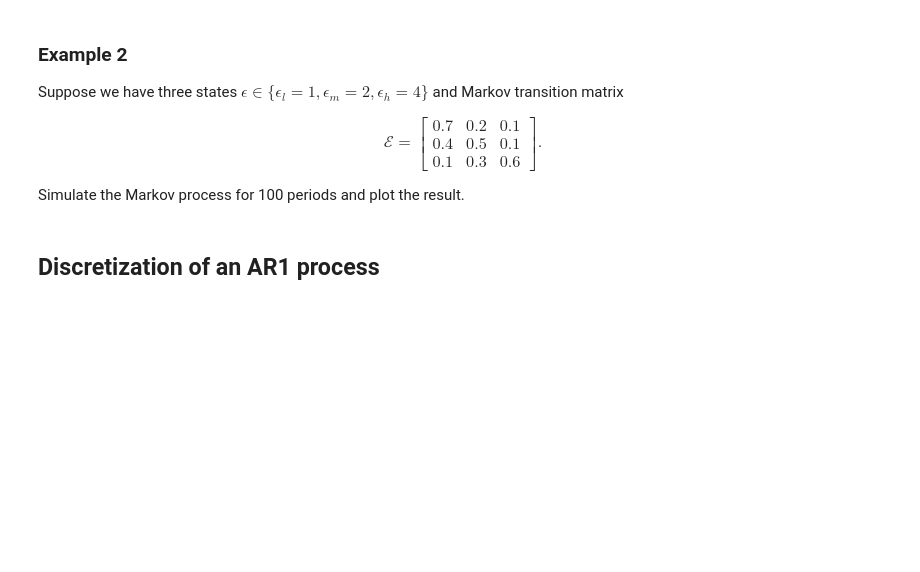
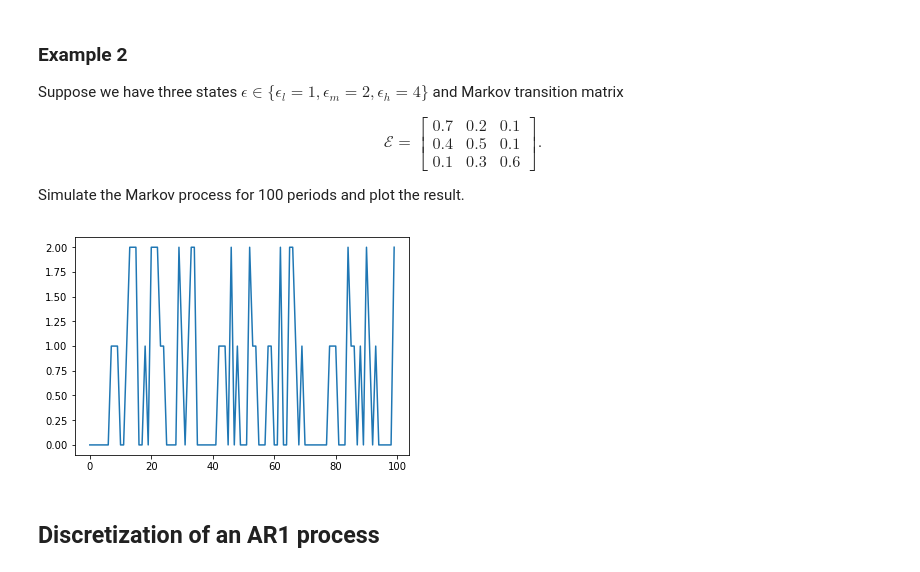
Before and after one commit to SIQEF-PHBS/Winter-Camp-2019, a Jupyter notebook: Jake Zhao/Finite Markov Chains.ipynb, the cells around one changed output. Drawn from its saved outputs; the diff is of its cells as text; code cells hidden in the pictures; blank space fills up the shorter version.

```diff
--- a/Jake Zhao/Finite Markov Chains.ipynb
+++ b/Jake Zhao/Finite Markov Chains.ipynb
@@ -34,6 +97,23 @@ $$\mathcal{E}=\left[\begin{array}{ccc}
 \end{array}\right].$$
 
 Simulate the Markov process for 100 periods and plot the result.
+# %%
+import numpy as np
+import matplotlib.pyplot as plt
+
+sim_num = 100
+markov_state = np.array([1,2,4])
+markov_trans = np.array([[0.7,0.2,0.1],[0.4,0.5,0.1],[0.1,0.3,0.6]])
+markov_sim = np.zeros(sim_num,int)
+markov_cdf = np.cumsum(markov_trans,1)
+
+for tt in range(1,sim_num):
+    markov_sim[tt] = np.sum(np.random.rand()>markov_cdf[markov_sim[tt-1],:])
+
+plt.plot(markov_sim)
+plt.show()
+# %% [output]
+[figure, added]
 # %% [markdown]
 ## <div id="discretization"></div>Discretization of an AR1 process
 # %% [markdown]
```
Also changed, not shown: parts of 5 cells of this notebook.
